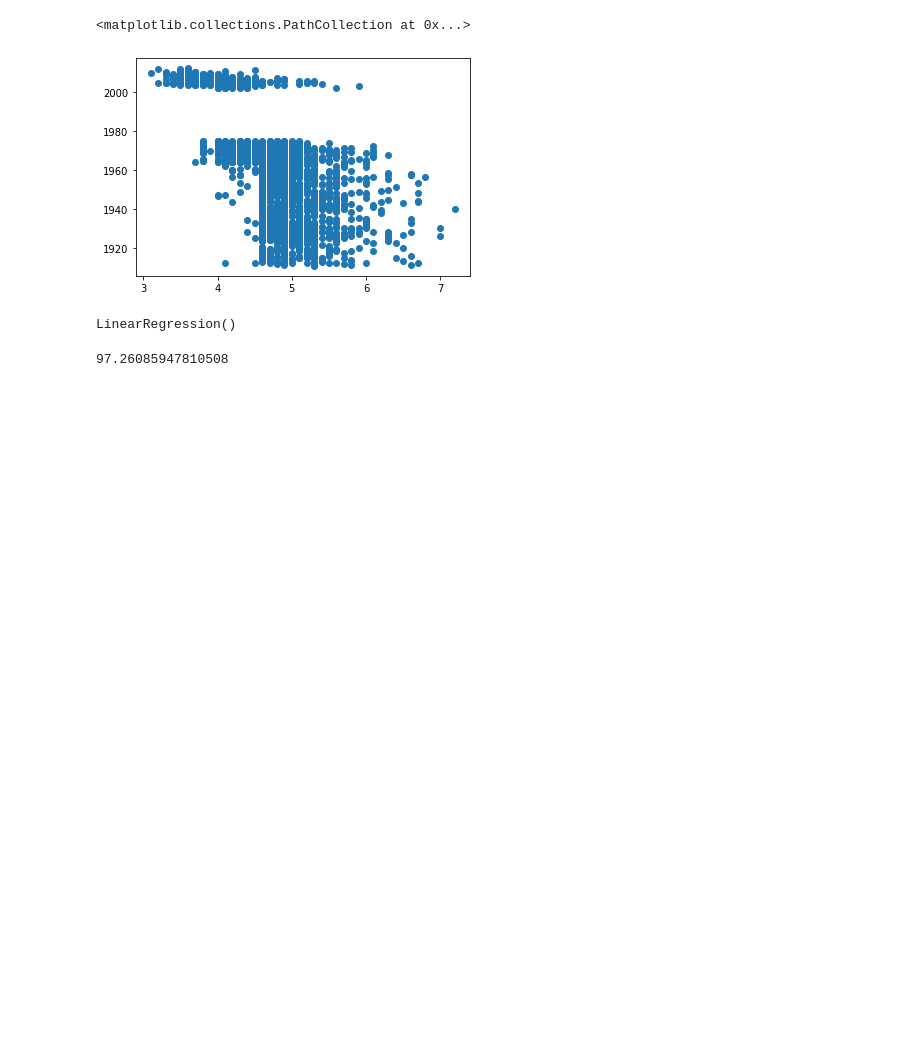
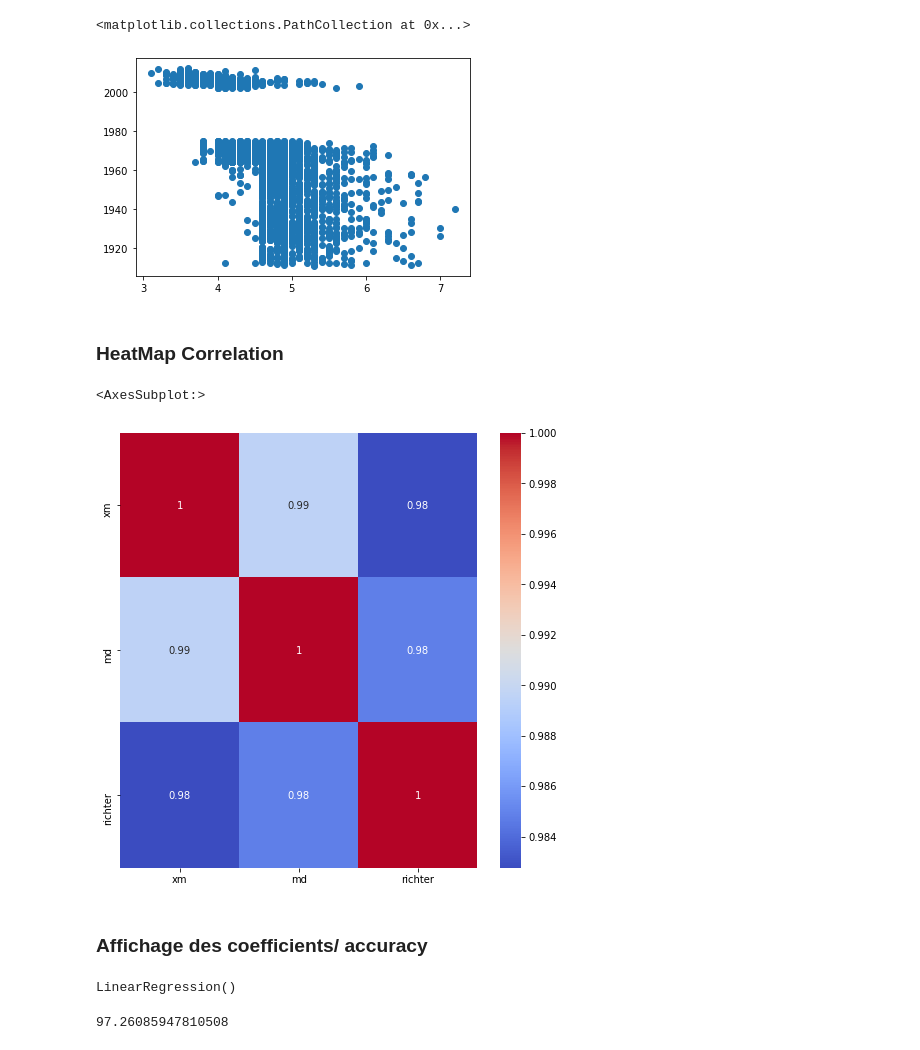
Before and after one commit to nereosky/python, a Jupyter notebook: miniProjet/miniProjet.ipynb, the cells around one changed output. Saved outputs shown, nothing was run; the diff lists cells and outputs as text; code cells hidden in the pictures; blank space fills up the shorter version.

Commit message:
add heatmap

```diff
--- a/miniProjet/miniProjet.ipynb
+++ b/miniProjet/miniProjet.ipynb
@@ -127,6 +127,18 @@ plt.scatter(earthquake['richter'],earthquake['date'])
 # %% [output]
 <matplotlib.collections.PathCollection at 0x...>
 [figure]
+# %% [markdown]
+### HeatMap Correlation
+# %%
+dataStorecorr = earthquake[['xm', 'md','richter']]
+dataStorecorr.corr()
+plt.figure(figsize = (8, 8))
+sea.heatmap(dataStorecorr.corr(), annot = True, cmap = "coolwarm")
+# %% [output]
+<AxesSubplot:>
+[figure, added]
+# %% [markdown]
+### Affichage des coefficients/ accuracy
 # %%
 X = earthquake[['xm','md']]
 Y = earthquake["richter"]
```
